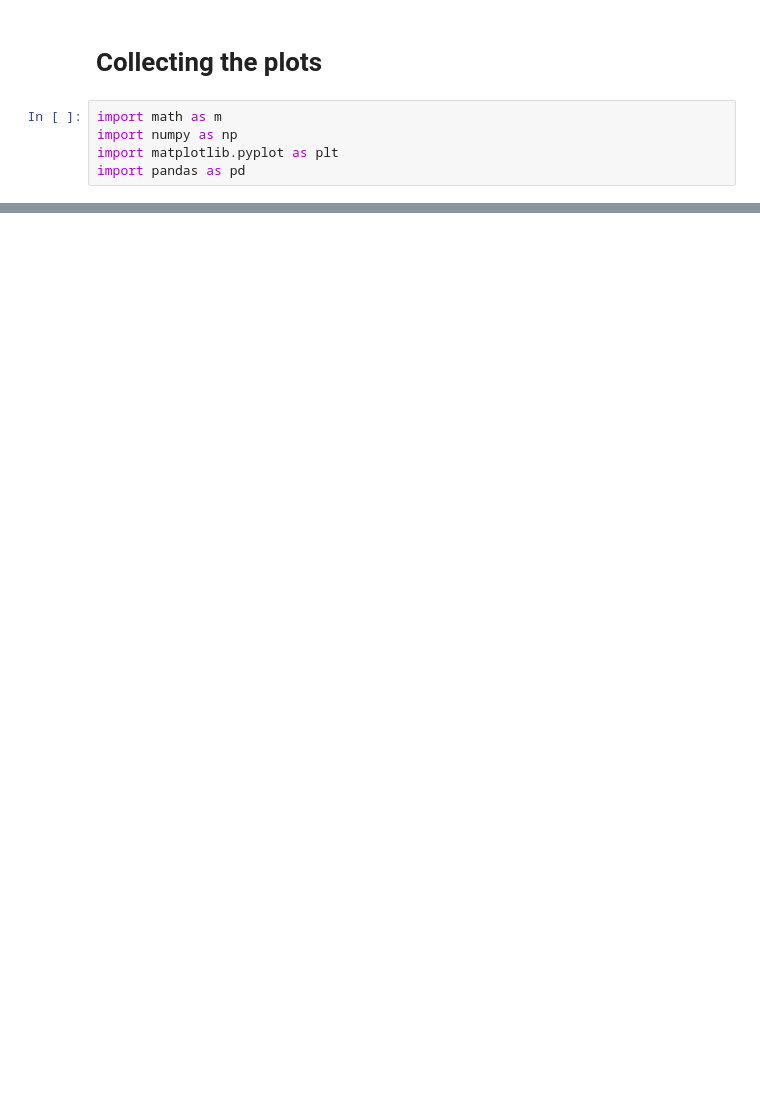
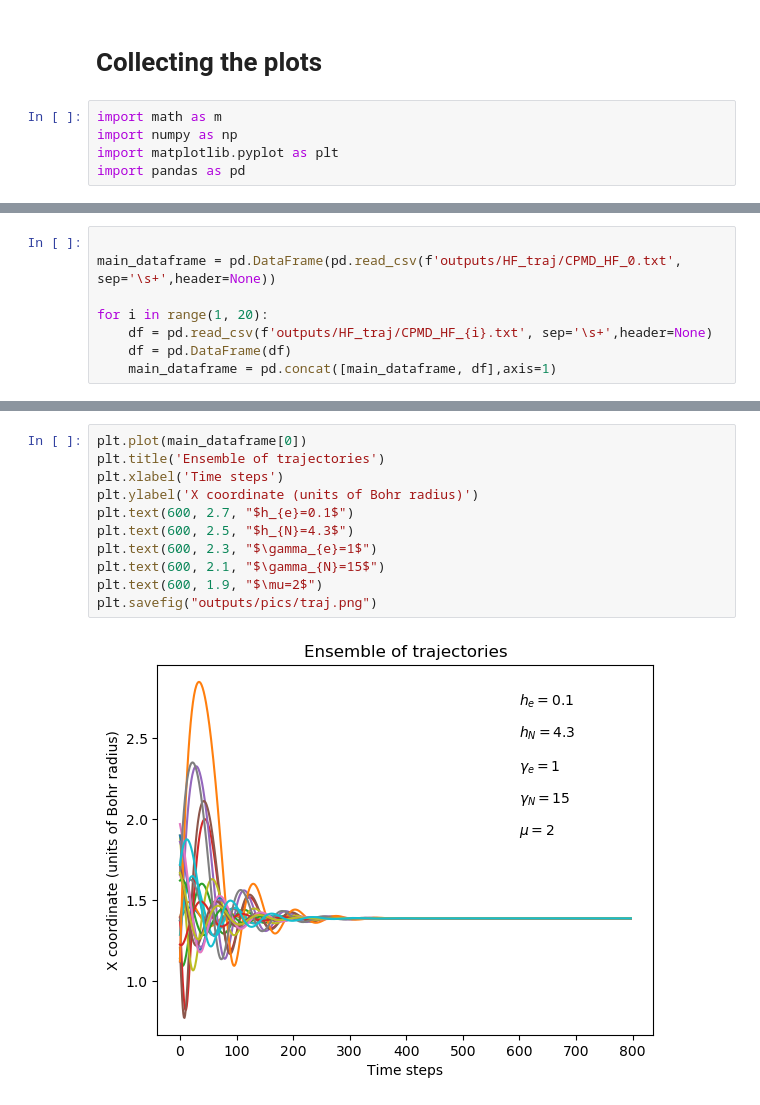
Before and after one commit to Peppone98/Quantum_MD_H2, a Jupyter notebook: CODE/plots.ipynb, the cells around one changed output, grey strips where cells are left out. Drawn from its saved outputs; the diff is of its cells as text; blank space fills up the shorter version.

```diff
--- a/CODE/plots.ipynb
+++ b/CODE/plots.ipynb
@@ -22,0 +45,8 @@ plt.plot(PZ_00[0], PZ_00[1],'b--')
+# %%
+
+main_dataframe = pd.DataFrame(pd.read_csv(f'outputs/HF_traj/CPMD_HF_0.txt', sep='\s+',header=None))
+
+for i in range(1, 20):
+    df = pd.read_csv(f'outputs/HF_traj/CPMD_HF_{i}.txt', sep='\s+',header=None)
+    df = pd.DataFrame(df)
+    main_dataframe = pd.concat([main_dataframe, df],axis=1)
@@ -22,0 +69,13 @@ plt.plot(PZ_00[0], PZ_00[1],'b--')
+# %%
+plt.plot(main_dataframe[0])
+plt.title('Ensemble of trajectories')
+plt.xlabel('Time steps')
+plt.ylabel('X coordinate (units of Bohr radius)')
+plt.text(600, 2.7, "$h_{e}=0.1$")
+plt.text(600, 2.5, "$h_{N}=4.3$")
+plt.text(600, 2.3, "$\gamma_{e}=1$")
+plt.text(600, 2.1, "$\gamma_{N}=15$")
+plt.text(600, 1.9, "$\mu=2$")
+plt.savefig("outputs/pics/traj.png")
+# %% [output]
+[figure, added]
```
Also changed, not shown: parts of 8 cells of this notebook, 43 other files.
